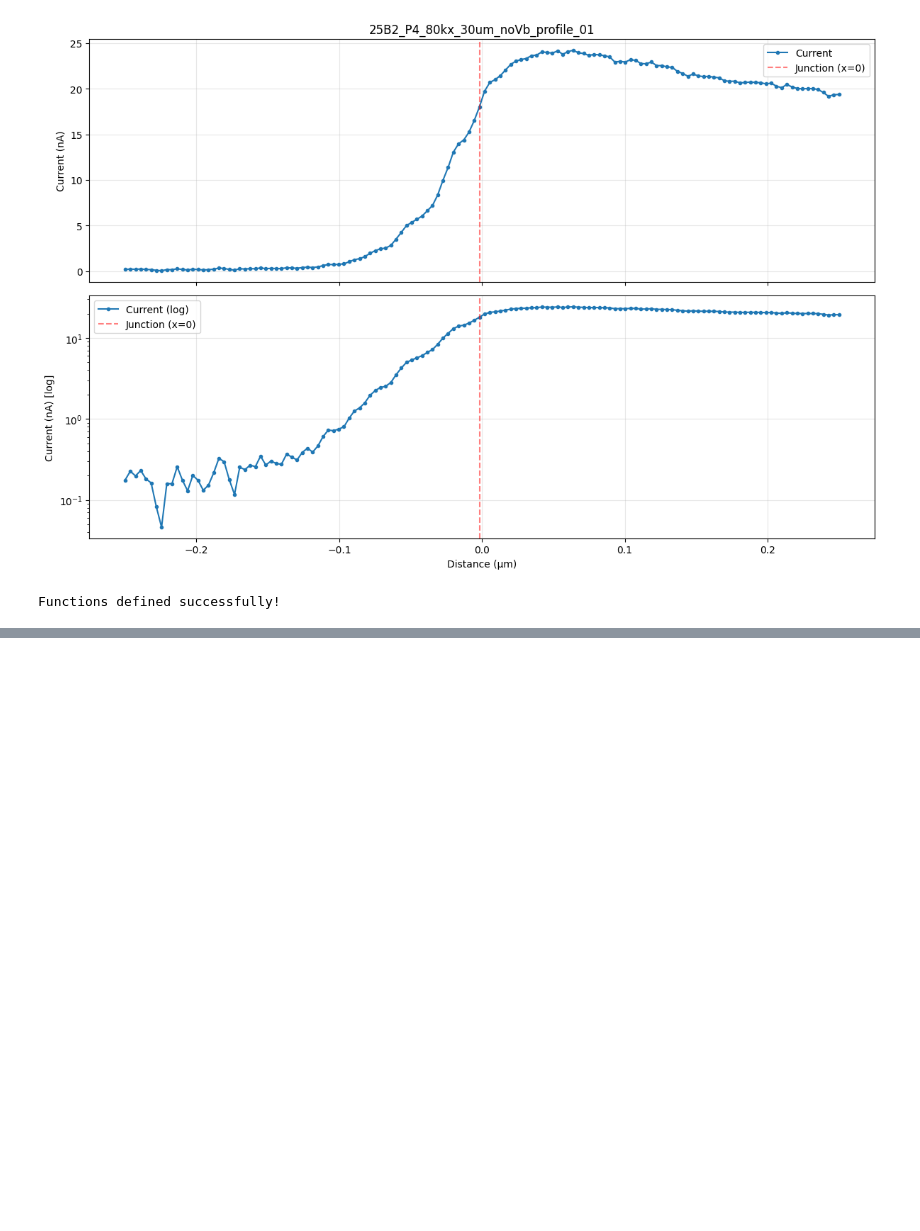
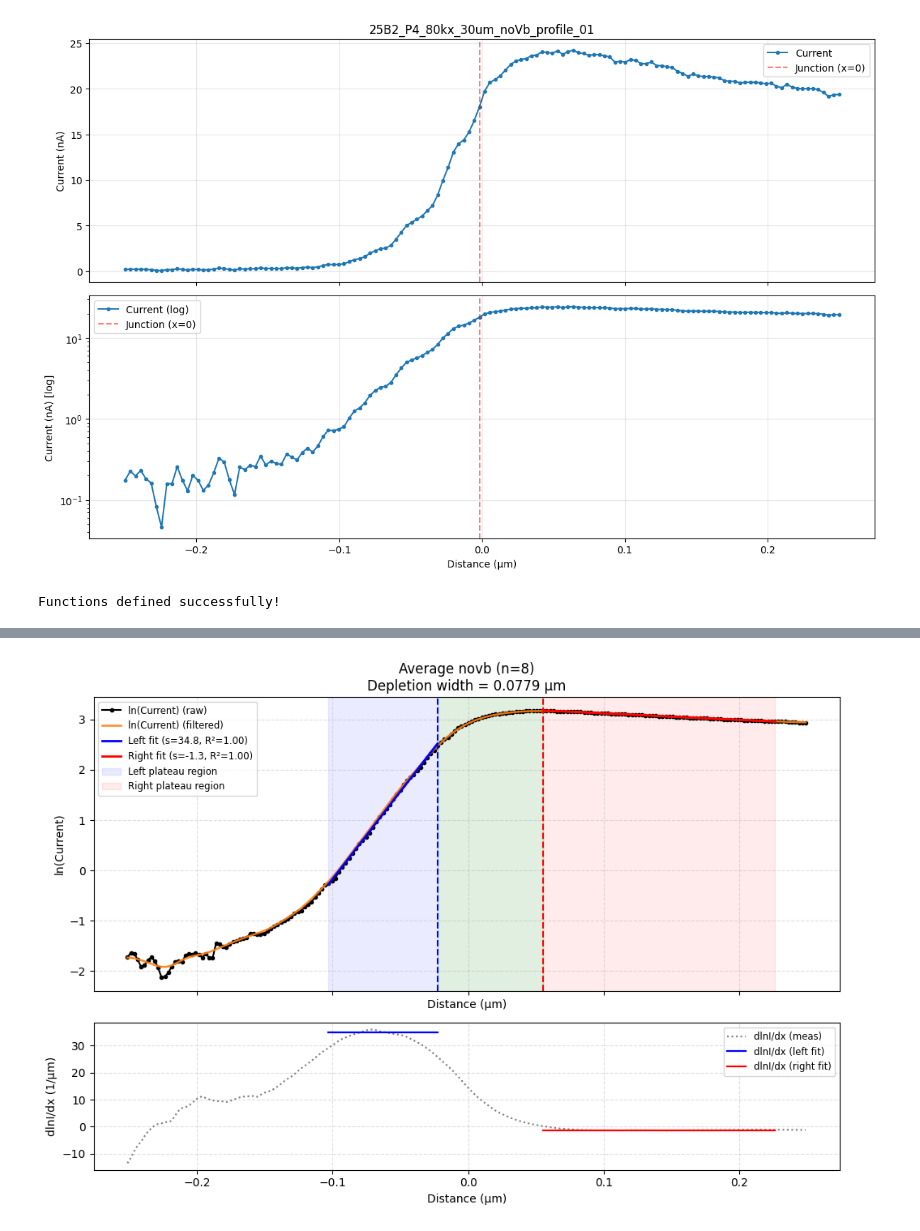
Before and after one commit to alexcortesgrimalt/EBIC_Analysis_Tool, a Jupyter notebook: test_plateau_detection.ipynb, the cells around one changed output, grey strips where cells are left out. Drawn from its saved outputs; the diff is of its cells as text; code cells hidden in the pictures; blank space fills up the shorter version.

```diff
--- a/test_plateau_detection.ipynb
+++ b/test_plateau_detection.ipynb
@@ -437,0 +740,91 @@ Change `VOLTAGE` and `PROFILE_NUMBER` in the second cell and re-run to test diff
+# %%
+# Apply fitting to average profiles for each VB group
+
+# Adjust parameters for average profiles (may need different settings)
+avg_params = {
+    'use_plateau_detection': True,
+    'use_shifting': True,
+    'gradient_window': 25,
+    'min_plateau_length': 8,
+    'derivative_threshold': 0.08,
+    'absolute_threshold': 0.1,
+    'max_expansion': 1000,
+    'consecutive_drops': 20,
+    'junction_precision': False
+}
+
+avg_extractors = []
+pixel_size = 1e-6  # 1 µm
+
+for vb in unique_vbs:
+    if vb not in vb_averages:
+        continue
+
+    avg = vb_averages[vb]
+    x_avg = avg['x']
+    y_avg = avg['y_mean']
+
+    # Find junction index (closest to x=0)
+    junction_idx = int(np.argmin(np.abs(x_avg - 0.0)))
+
+    # Create profile dict for average
+    profile = {
+        'id': 0,
+        'dist_um': x_avg,
+        'sem': np.zeros_like(x_avg),  # No SEM data for averaged profile
+        'current': y_avg,
+        'intersection_idx': junction_idx,
+        'source_name': f'Average_{vb}_n{avg["n"]}'
+    }
+
+    # Initialize extractor and load profile
+    extractor = DiffusionLengthExtractor(pixel_size, smoothing_sigma=1)
+    extractor.load_profiles([profile])
+
+    # Run fitting
+    extractor.fit_all_profiles_linear(**avg_params)
+
+    # Plot results
+    plot_fitting_results(extractor, f'Average {vb} (n={avg["n"]})')
+
+    avg_extractors.append({'vb': vb, 'extractor': extractor})
+
+print(f"\n{'='*60}")
+print(f"Completed fitting {len(avg_extractors)} average profiles")
+print('='*60)
+
+# Collect results from average profiles
+avg_results = []
+for item in avg_extractors:
+    vb = item['vb']
+    ext = item['extractor']
+
+    if ext.results:
+        res = ext.results[0]
+        depletion = res.get('depletion', {})
+        best_left = depletion.get('best_left_fit')
+        best_right = depletion.get('best_right_fit')
+
+        left_slope = best_left.get('slope') if best_left else None
+        right_slope = best_right.get('slope') if best_right else None
+        depl_width = depletion.get('depletion_width')
+
+        inv_left = 1.0 / abs(left_slope) if left_slope and left_slope != 0 else None
+        inv_right = 1.0 / abs(right_slope) if right_slope and right_slope != 0 else None
+
+        avg_results.append({
+            'VB': vb,
+            'Depletion (µm)': depl_width,
+            'Lp (µm)': inv_left,
+            'Ln (µm)': inv_right,
+            'Left slope': left_slope,
+            'Right slope': right_slope,
+            'n_profiles': vb_averages[vb]['n']
+        })
+
+# Display summary table
+avg_summary = pd.DataFrame(avg_results)
+print("\nAverage profile fitting results:")
+print(avg_summary.to_string(index=False))
+# %% [output]
+[figure, added]
```
Also changed, not shown: parts of 8 cells of this notebook, 3 other files.
